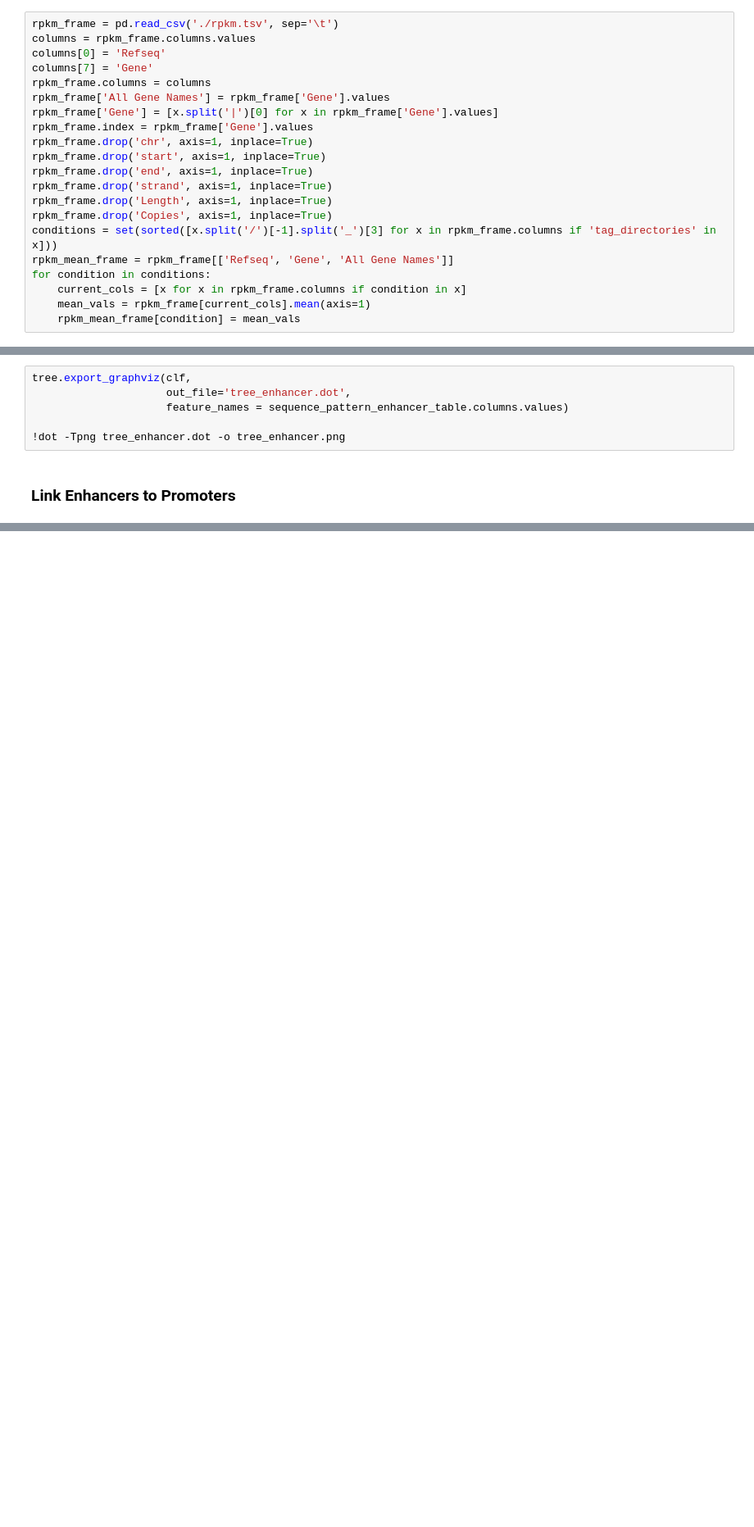
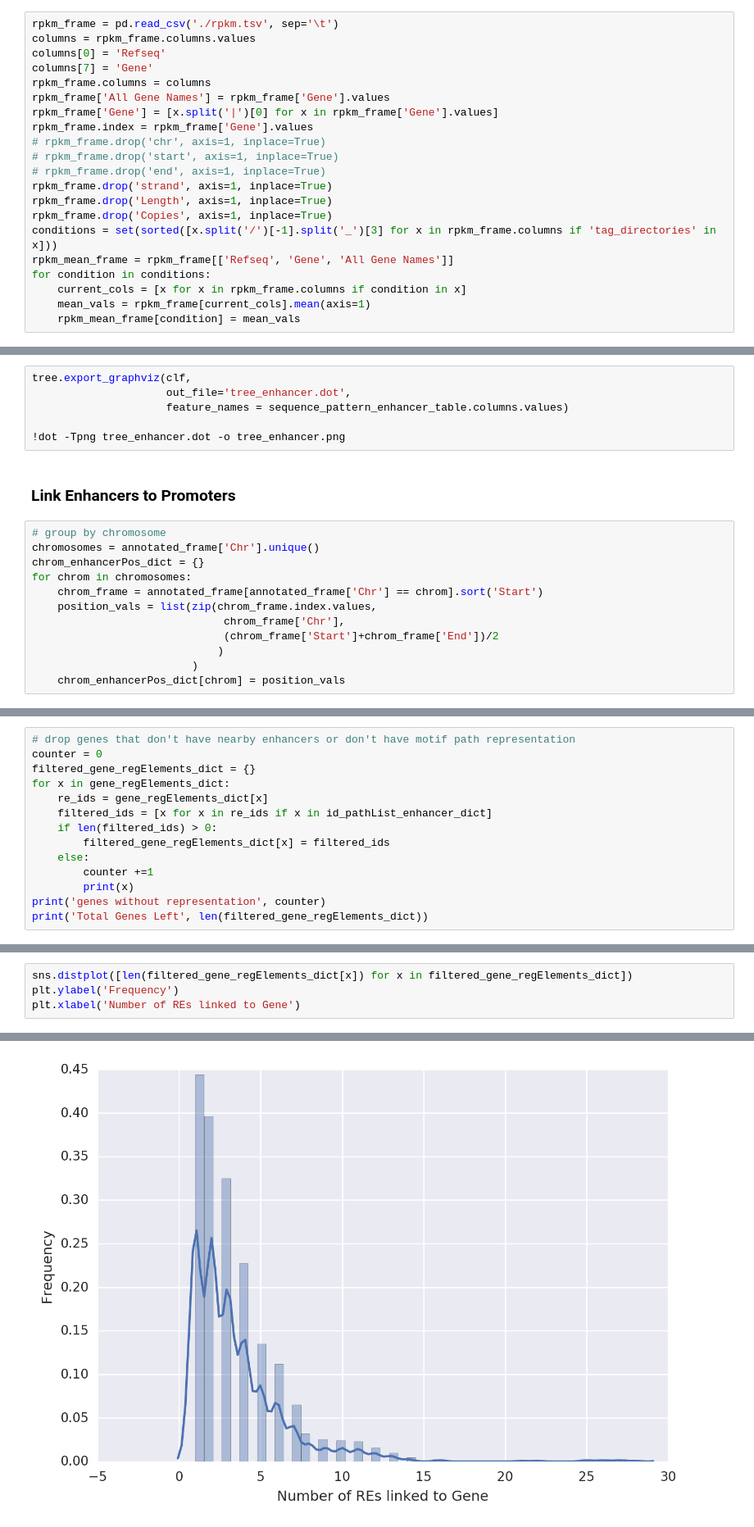
Before and after one commit to jenhantao/ipython-notebooks, a Jupyter notebook: Signals Analysis.ipynb, the cells around one changed output, grey strips where cells are left out. Shown at 82% size. Cells and saved outputs as stored; diff of their text form; blank space fills up the shorter version.

Commit message:
prelim code for linking promoters to enhancers

```diff
--- a/Signals Analysis.ipynb
+++ b/Signals Analysis.ipynb
@@ -783,9 +783,9 @@ rpkm_frame.columns = columns
 rpkm_frame['All Gene Names'] = rpkm_frame['Gene'].values
 rpkm_frame['Gene'] = [x.split('|')[0] for x in rpkm_frame['Gene'].values]
 rpkm_frame.index = rpkm_frame['Gene'].values
-rpkm_frame.drop('chr', axis=1, inplace=True)
-rpkm_frame.drop('start', axis=1, inplace=True)
-rpkm_frame.drop('end', axis=1, inplace=True)
+# rpkm_frame.drop('chr', axis=1, inplace=True)
+# rpkm_frame.drop('start', axis=1, inplace=True)
+# rpkm_frame.drop('end', axis=1, inplace=True)
 rpkm_frame.drop('strand', axis=1, inplace=True)
 rpkm_frame.drop('Length', axis=1, inplace=True)
 rpkm_frame.drop('Copies', axis=1, inplace=True)
@@ -1748,3 +1712,15 @@ tree.export_graphviz(clf,
 !dot -Tpng tree_enhancer.dot -o tree_enhancer.png
 # %% [markdown]
 ### Link Enhancers to Promoters
+# %%
+# group by chromosome
+chromosomes = annotated_frame['Chr'].unique()
+chrom_enhancerPos_dict = {}
+for chrom in chromosomes:
+    chrom_frame = annotated_frame[annotated_frame['Chr'] == chrom].sort('Start')
+    position_vals = list(zip(chrom_frame.index.values,
+                              chrom_frame['Chr'],
+                              (chrom_frame['Start']+chrom_frame['End'])/2
+                             )
+                         )
+    chrom_enhancerPos_dict[chrom] = position_vals
@@ -1750,0 +1780,14 @@ tree.export_graphviz(clf,
+# %%
+# drop genes that don't have nearby enhancers or don't have motif path representation
+counter = 0
+filtered_gene_regElements_dict = {}
+for x in gene_regElements_dict:
+    re_ids = gene_regElements_dict[x]
+    filtered_ids = [x for x in re_ids if x in id_pathList_enhancer_dict]
+    if len(filtered_ids) > 0:
+        filtered_gene_regElements_dict[x] = filtered_ids
+    else:
+        counter +=1
+        print(x)
+print('genes without representation', counter)
+print('Total Genes Left', len(filtered_gene_regElements_dict))
@@ -1750,0 +1812,5 @@ tree.export_graphviz(clf,
+# %%
+sns.distplot([len(filtered_gene_regElements_dict[x]) for x in filtered_gene_regElements_dict])
+plt.ylabel('Frequency')
+plt.xlabel('Number of REs linked to Gene')
+# %% [output]
@@ -1750,0 +1818 @@ tree.export_graphviz(clf,
+[figure, added]
```
Also changed, not shown: parts of 7 cells of this notebook.
